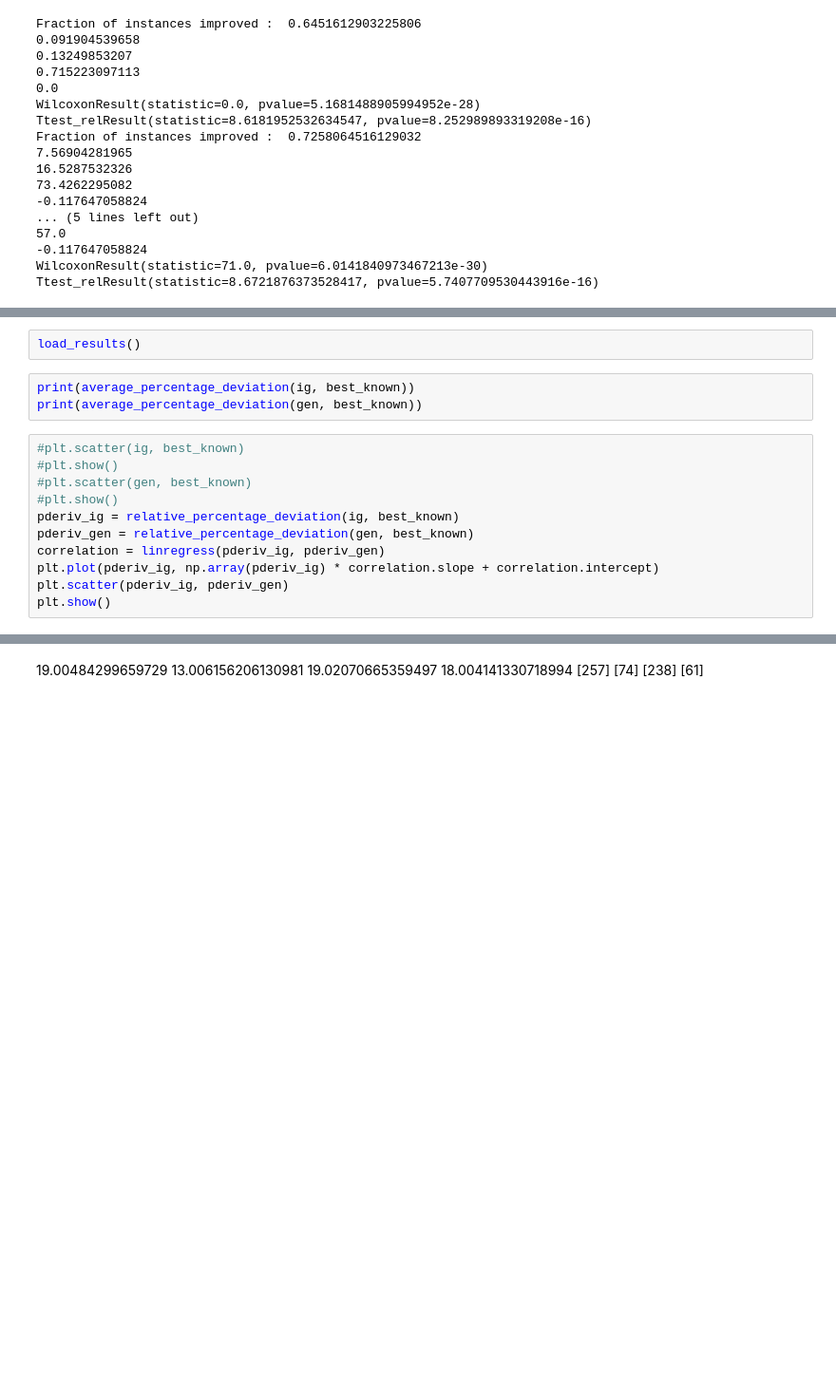
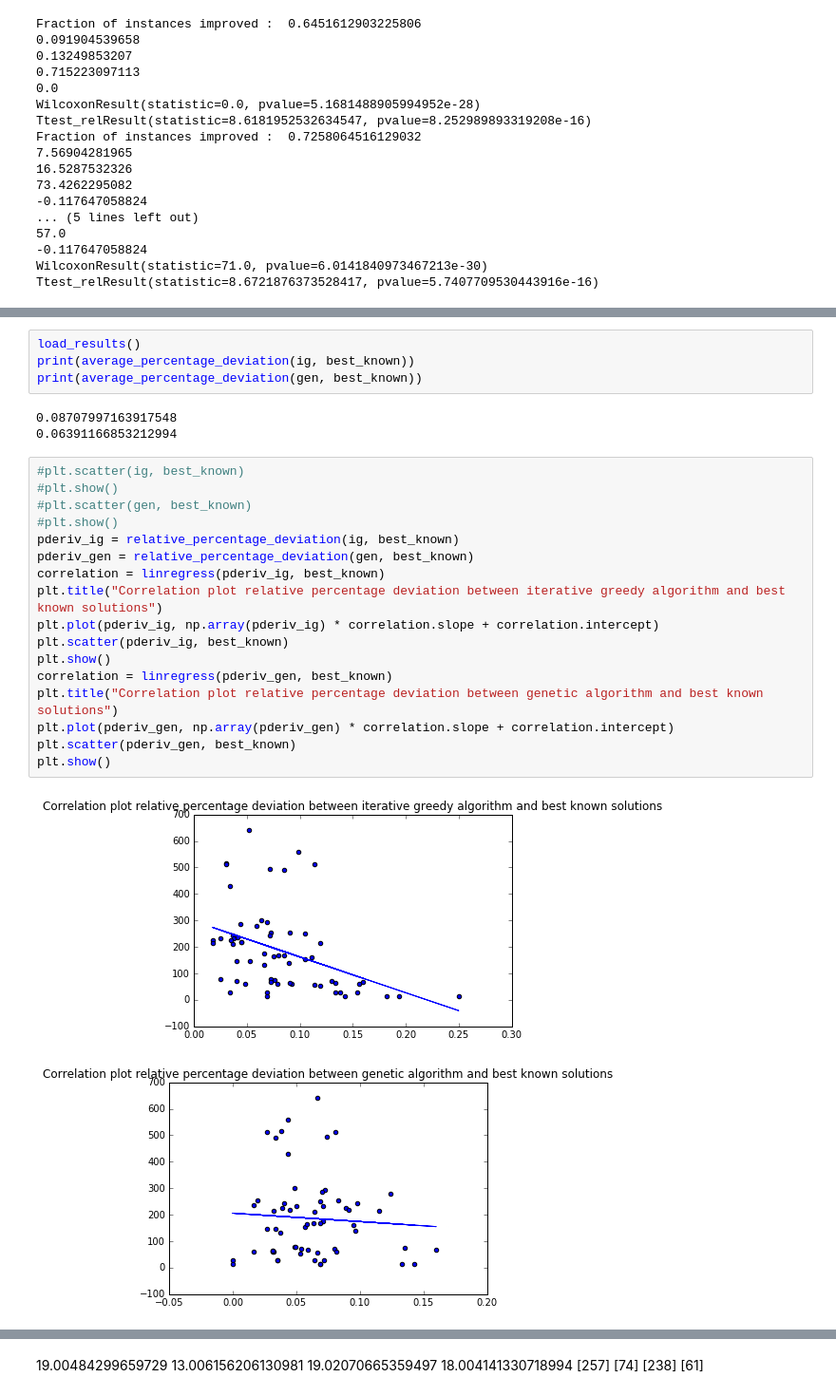
Before and after one commit to t00n/heuristics, a Jupyter notebook: heuristics.ipynb, the cells around one changed output, grey strips where cells are left out. Shown: that part at 95% size. Cells and saved outputs as stored; diff of their text form; blank space fills up the shorter version.

```diff
--- a/heuristics.ipynb
+++ b/heuristics.ipynb
@@ -219,19 +222,30 @@ print(run_all_with_ratio("gen", "gen.txt", 100))
-# %%
-load_results()
 # %%
+load_results()
 print(average_percentage_deviation(ig, best_known))
 print(average_percentage_deviation(gen, best_known))
+# %% [output]
+0.08707997163917548
+0.06391166853212994
 # %%
 #plt.scatter(ig, best_known)
 #plt.show()
 #plt.scatter(gen, best_known)
 #plt.show()
 pderiv_ig = relative_percentage_deviation(ig, best_known)
 pderiv_gen = relative_percentage_deviation(gen, best_known)
-correlation = linregress(pderiv_ig, pderiv_gen)
+correlation = linregress(pderiv_ig, best_known)
+plt.title("Correlation plot relative percentage deviation between iterative greedy algorithm and best known solutions")
 plt.plot(pderiv_ig, np.array(pderiv_ig) * correlation.slope + correlation.intercept)
-plt.scatter(pderiv_ig, pderiv_gen)
+plt.scatter(pderiv_ig, best_known)
 plt.show()
+correlation = linregress(pderiv_gen, best_known)
+plt.title("Correlation plot relative percentage deviation between genetic algorithm and best known solutions")
+plt.plot(pderiv_gen, np.array(pderiv_gen) * correlation.slope + correlation.intercept)
+plt.scatter(pderiv_gen, best_known)
+plt.show()
+# %% [output]
+[figure, added]
+[figure, added]
 # %%
 print(wilcoxon(pderiv_ig, pderiv_gen))
 print(ttest_rel(pderiv_ig, pderiv_gen))
```
Also changed, not shown: parts of 7 cells of this notebook, 27 other files.
